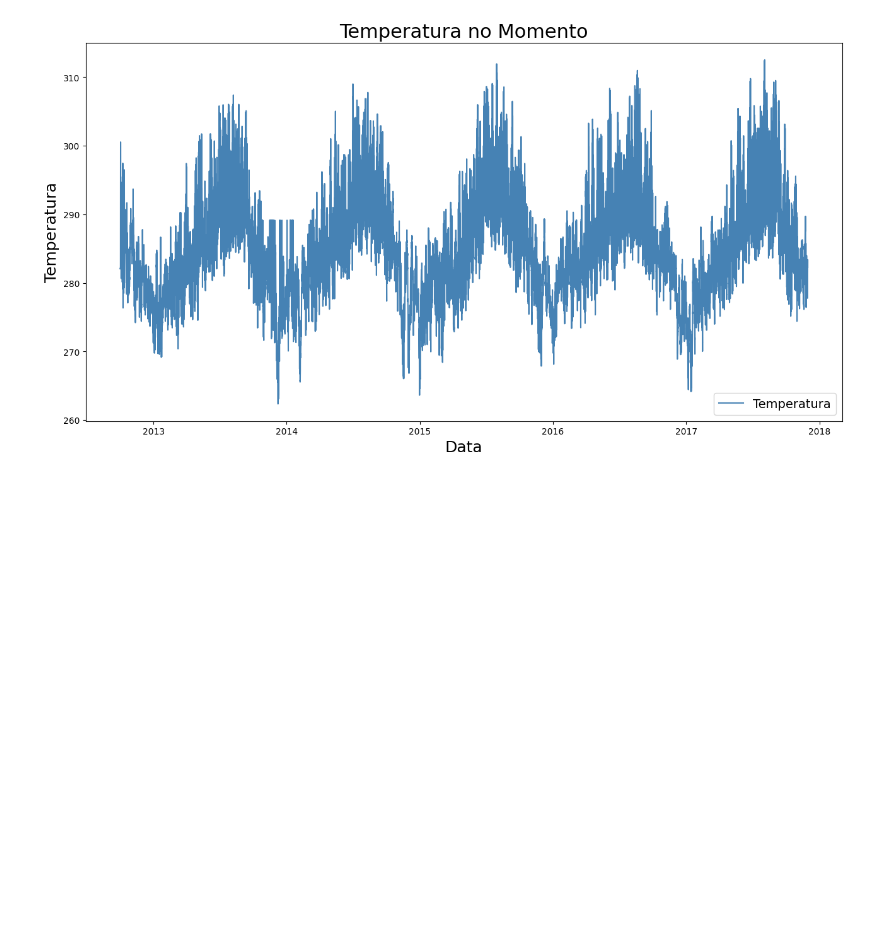
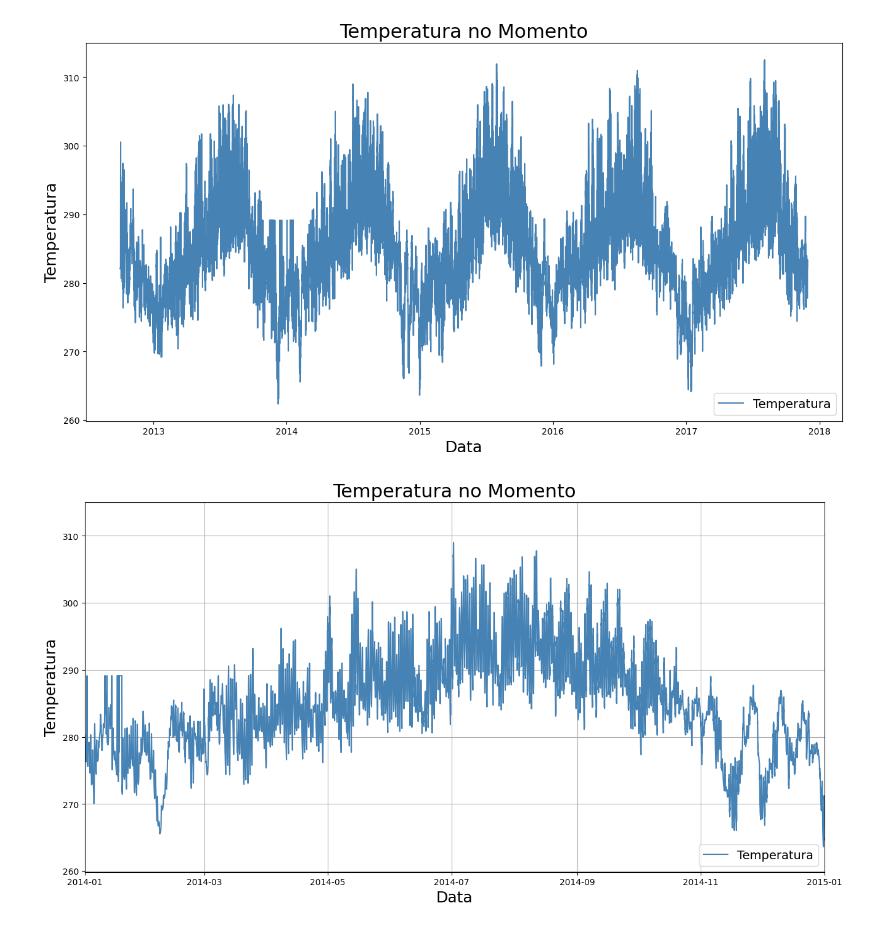
Before and after one commit to edupmon/alura, a Jupyter notebook: data-science/data-viz-matplotlib/data-viz-matplotlib.ipynb, the cells around one changed output. Saved outputs shown, nothing was run; the diff lists cells and outputs as text; code cells hidden in the pictures; blank space fills up the shorter version.

Commit message:
data-viz-matplotlib-2

```diff
--- a/data-science/data-viz-matplotlib/data-viz-matplotlib.ipynb
+++ b/data-science/data-viz-matplotlib/data-viz-matplotlib.ipynb
@@ -44,3 +45,17 @@ ax.legend(['Temperatura'], loc = 'lower right', fontsize = 14)
 # %% [output]
 <matplotlib.legend.Legend at 0x...>
 [figure]
+# %%
+fig = plt.figure(figsize = (12, 6))
+ax = fig.add_axes([0, 0, 1, 1])
+ax.plot(df['data'], df['temperatura'], color = 'steelblue')
+
+ax.set_xlim(datetime(2014, 1, 1), datetime(2015,1 ,1))
+
+ax.set_title('Temperatura no Momento', fontsize = 22)
+ax.set_ylabel('Temperatura', fontsize = 18)
+ax.set_xlabel('Data', fontsize = 18)
+ax.legend(['Temperatura'], loc = 'lower right', fontsize = 14)
+ax.grid(True)
+# %% [output]
+[figure, added]
```
Also changed, not shown: parts of 2 cells of this notebook.
